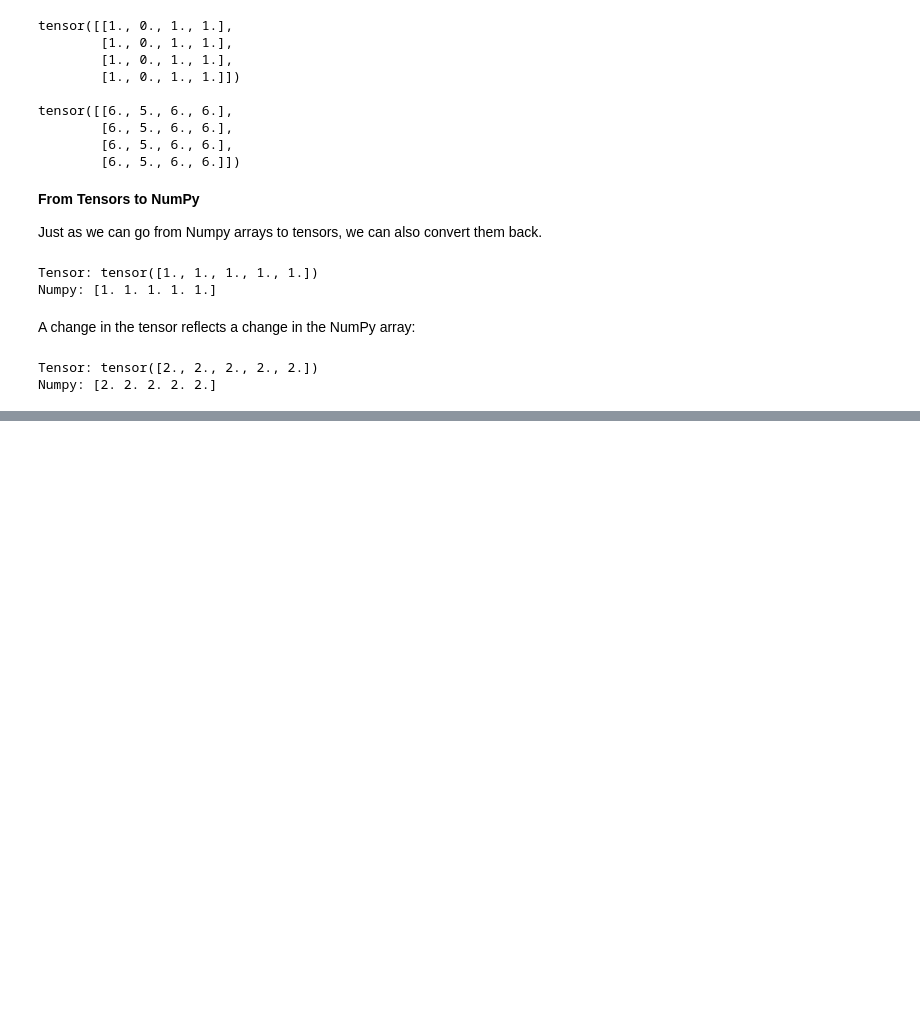
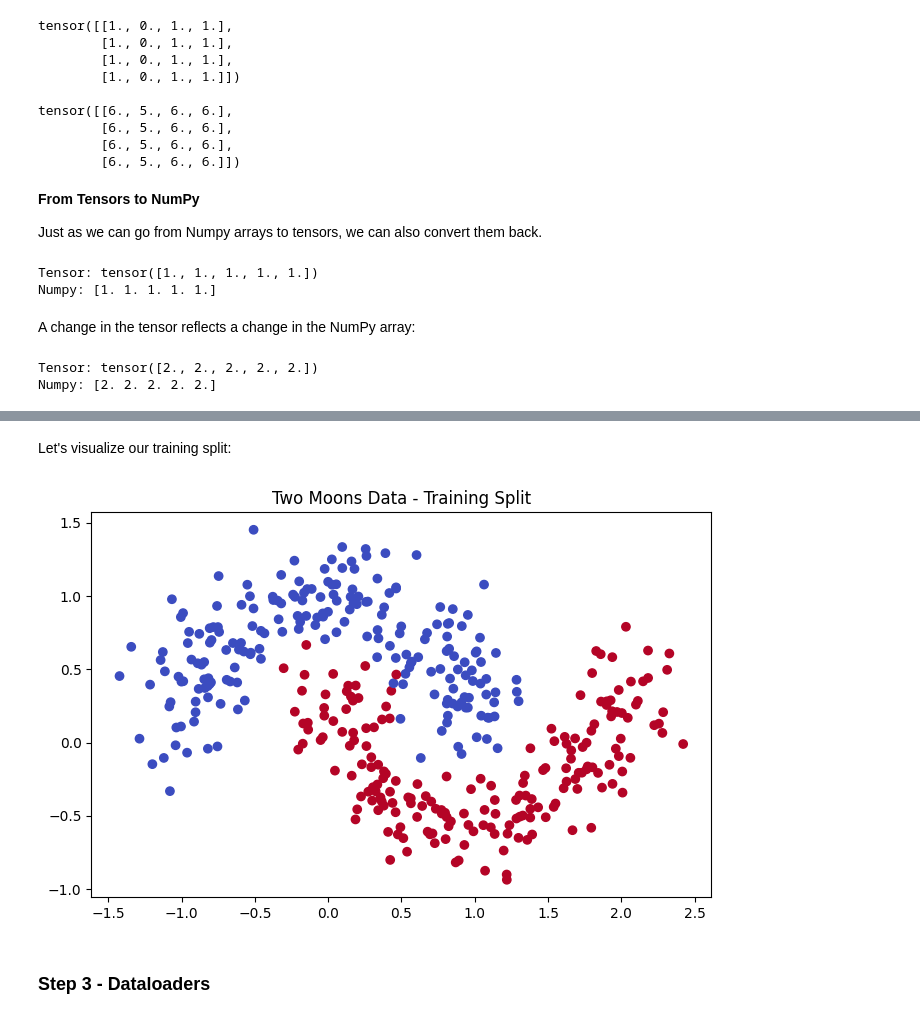
Before and after one commit to Laura-Legat/Introduction-to-AI-in-Medicine, a Jupyter notebook: 2_Intro_PyTorch.ipynb, the cells around one changed output, grey strips where cells are left out. Cells and saved outputs as stored; diff of their text form; code cells hidden in the pictures; blank space fills up the shorter version.

```diff
--- a/2_Intro_PyTorch.ipynb
+++ b/2_Intro_PyTorch.ipynb
@@ -345,0 +510,13 @@ Numpy: [2. 2. 2. 2. 2.]
+# %%
+x_train, x_test, y_train, y_test = train_test_split(x, y, test_size=0.2, random_state=seed) # 20% will be test set, 80% training set
+# %% [markdown]
+Let's visualize our training split:
+# %%
+plt.figure(figsize=(8,5))
+plt.scatter(x_train[:,0], x_train[:,1], c=y_train, cmap='coolwarm')
+plt.title('Two Moons Data - Training Split')
+plt.show()
+# %% [output]
+[figure, added]
+# %% [markdown]
+### Step 3 - Dataloaders
```
Also changed, not shown: parts of 28 cells of this notebook.
